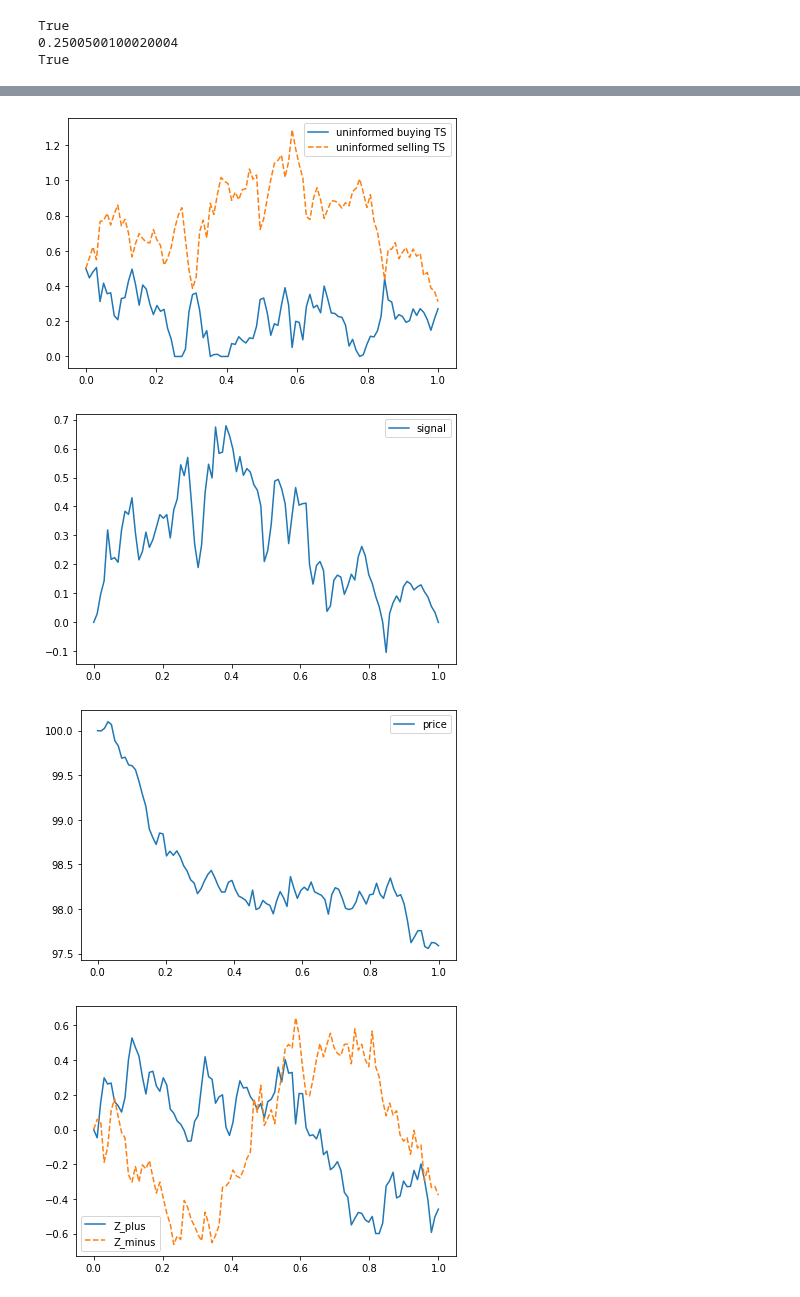
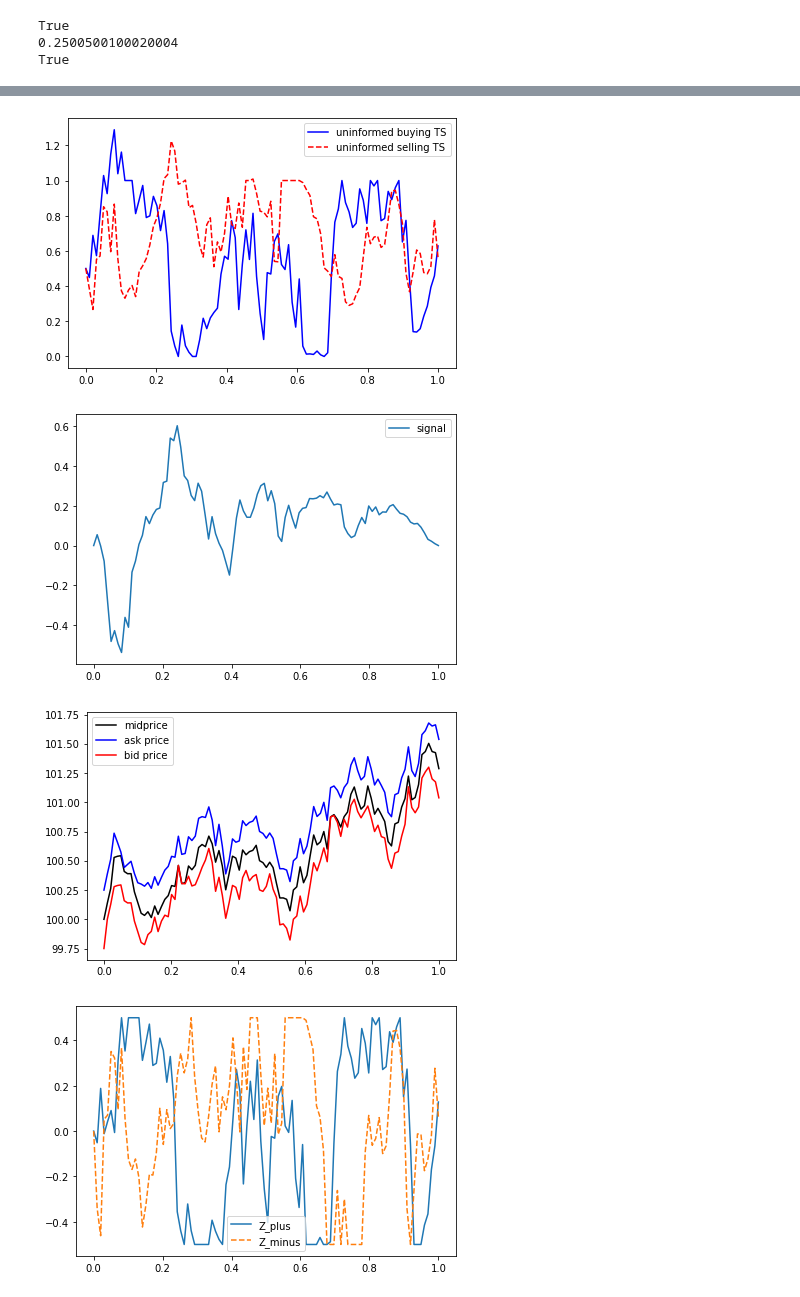
Before and after one commit to AdrienMathieu-eng/Nash-Equilibrium-, a Jupyter notebook: FBSDE_system.ipynb, the cells around one changed output, grey strips where cells are left out. Drawn from its saved outputs; the diff is of its cells as text; code cells hidden in the pictures.

```diff
--- a/FBSDE_system.ipynb
+++ b/FBSDE_system.ipynb
@@ -855,14 +855,15 @@ Kappa_U = .0001
 K = 2
 Beta = 1 / (2 * K * (1 - K * Kappa_U))
 Zeta = 1
-eta_a =5
-sigma_a = 5
+Z_max_plus = Z_max_minus = .5
+eta_a =1
+sigma_a = 2
 eta_ZP = 1
-sigma_ZP = 1
+sigma_ZP = 2
 eta_ZM = 1
-sigma_ZM = 1
+sigma_ZM = 2
 dt = T/N
-kappa_a = 5
+kappa_a = 1
 sigma_S = 1
 S_0 = 100
 nu_plus = np.zeros((N))
@@ -878,21 +879,21 @@ True
 0.2500500100020004
 True
 # %%
-S_t = np.zeros(N)
-S_t[0] = S_0
+alpha = np.zeros(N)
 for t in range(N-1):
-    S_t[t+1] = S_t[t] -kappa_a *alpha[t]*dt + sigma_S * np.random.normal(0,1,1)*np.sqrt(dt)
+    alpha[t+1] = alpha[t] -eta_a *alpha[t]*dt + sigma_a * np.random.normal(0,1,1)*np.sqrt(dt)
 
 Z_t_plus = np.zeros(N)
 Z_t_minus = np.zeros(N)
 for t in range(N-1):
     Z_t_plus[t+1] = Z_t_plus[t] -eta_ZP *Z_t_plus[t]*dt + sigma_ZP * np.random.normal(0,1,1)*np.sqrt(dt)
+    Z_t_plus[t+1] = max(-.5,min(.5,Z_t_plus[t+1]))
     Z_t_minus[t+1] = Z_t_minus[t] -eta_ZM *Z_t_minus[t]*dt + sigma_ZM * np.random.normal(0,1,1)*np.sqrt(dt)
+    Z_t_minus[t+1] = max(-.5,min(.5,Z_t_minus[t+1]))
 
 
-alpha = np.zeros(N)
-for t in range(N-1):
-    alpha[t+1] = alpha[t] -eta_a *alpha[t]*dt + sigma_a * np.random.normal(0,1,1)*np.sqrt(dt)
+
+
 
 esp_alpha = np.zeros(N)
 for t in range(N):
@@ -905,9 +906,9 @@ for n in  range(n_iter):
     for t in range(N):
         nu_plus[t] = 1/(2*Kappa_I) * max((-delta_plus[t] + alpha[t]*(1-np.exp(-eta_a*(T-time[t])))/eta_a),0)
         nu_minus[t] = 1/(2*Kappa_I) * max((-delta_minus[t] - alpha[t]*(1-np.exp(-eta_a*(T-time[t])))/eta_a),0)
-        delta_plus[t] = min((Zeta+Z_t_plus[t])/K,Beta*(NP[t] + (1-2*K*Kappa_U)*(Zeta+Z_t_plus[t]) + K*alpha[t]*(1-np.exp(-eta_a*(T-time[t])))/eta_a))
-        delta_minus[t] = min((Zeta+Z_t_minus[t])/K,Beta*(NM[t] + (1-2*K*Kappa_U)*(Zeta+Z_t_minus[t]) - K*alpha[t]*(1-np.exp(-eta_a*(T-time[t])))/eta_a)
-                            )
+        delta_plus[t] = max(0,min((Zeta-Z_max_plus)/K,Beta*(NP[t] + (1-2*K*Kappa_U)*(Zeta+Z_t_plus[t]) + K*alpha[t]*(1-np.exp(-eta_a*(T-time[t])))/eta_a)))
+        delta_minus[t] = max(0,min((Zeta-Z_max_minus)/K,Beta*(NM[t] + (1-2*K*Kappa_U)*(Zeta+Z_t_minus[t]) - K*alpha[t]*(1-np.exp(-eta_a*(T-time[t])))/eta_a)
+                            ))
 
 
 
@@ -918,22 +919,34 @@ for t in range(N):
     nu_U_plus.append(Zeta-K*delta_plus[t]+Z_t_plus[t])
     nu_U_minus.append(Zeta-K*delta_minus[t] + Z_t_minus[t])
 
+S_t = np.zeros(N)
+S_t_plus = np.zeros(N)
+S_t_minus = np.zeros(N)
+
+S_t[0] = S_0
+S_t_plus[0] = S_t[0] + delta_plus[0]
+S_t_minus[0] = S_t[0] - delta_minus[0]
+for t in range(N-1):
+    S_t[t+1] = S_t[t] +kappa_a *alpha[t]*dt + sigma_S * np.random.normal(0,1,1)*np.sqrt(dt)
+    S_t_plus[t+1] = S_t[t+1] + delta_plus[t+1]
+    S_t_minus[t+1] = S_t[t+1] -delta_minus[t+1]
 
 
-plt.plot(time,nu_plus,label='informed buying TS')
-plt.plot(time,nu_minus,'--', label='informed selling TS')
+
+plt.plot(time,nu_plus,label='informed buying TS',color="blue")
+plt.plot(time,nu_minus,'--', label='informed selling TS',color='red')
 plt.legend()
 plt.tight_layout()
 plt.show()
 
-plt.plot(time,delta_plus,label='ask quote')
-plt.plot(time,delta_minus,'--', label='bid quote')
+plt.plot(time,delta_plus,label='ask quote',color="blue")
+plt.plot(time,delta_minus,'--', label='bid quote',color="red")
 plt.legend()
 plt.tight_layout()
 plt.show()
 
-plt.plot(time,nu_U_plus,label='uninformed buying TS')
-plt.plot(time,nu_U_minus,'--', label='uninformed selling TS')
+plt.plot(time,nu_U_plus,label='uninformed buying TS',color="blue")
+plt.plot(time,nu_U_minus,'--', label='uninformed selling TS',color="red")
 plt.legend()
 plt.tight_layout()
 plt.show()
@@ -945,7 +958,9 @@ plt.tight_layout()
 plt.show()
 
 
-plt.plot(time,S_t,label='price')
+plt.plot(time,S_t,label='midprice',color="black")
+plt.plot(time,S_t_plus,label='ask price',color="blue")
+plt.plot(time,S_t_minus,label='bid price',color="red")
 plt.legend()
 plt.tight_layout()
 plt.show()
@@ -961,4 +976,4 @@ plt.show()
-[figure, old version]
+[figure, new version]
-[figure, old version]
+[figure, new version]
-[figure, old version]
+[figure, new version]
-[figure, old version]
+[figure, new version]
```
Also changed, not shown: parts of 1 cell of this notebook.
